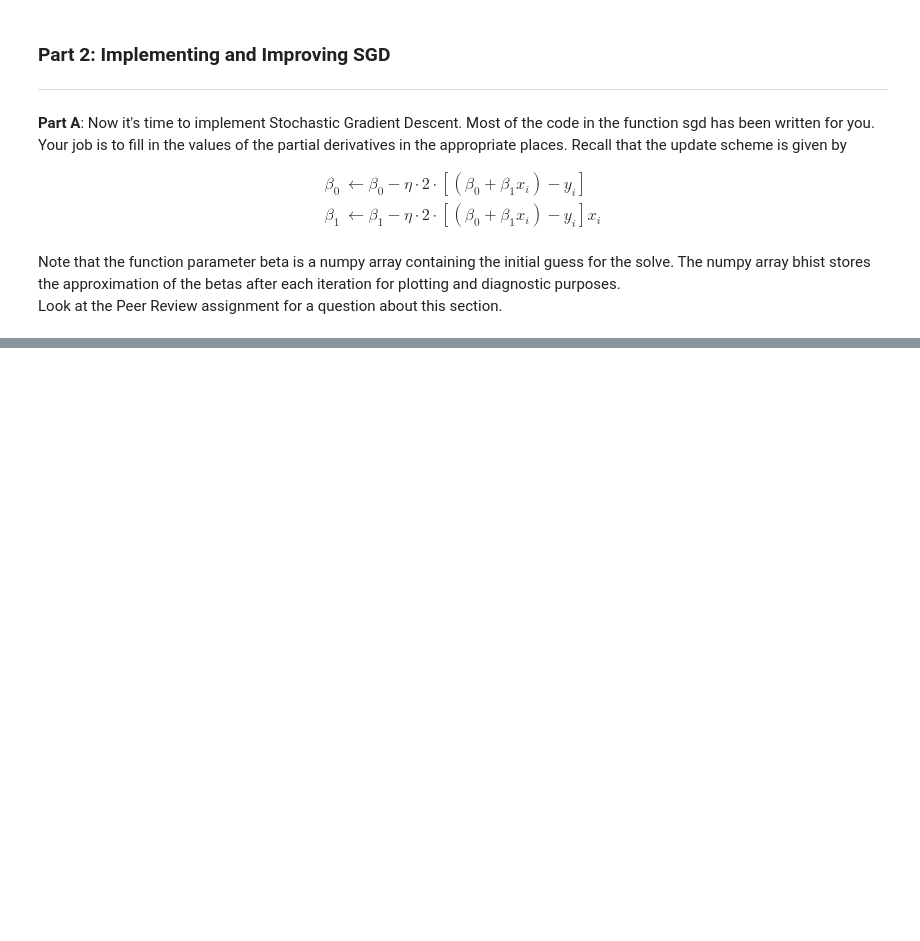
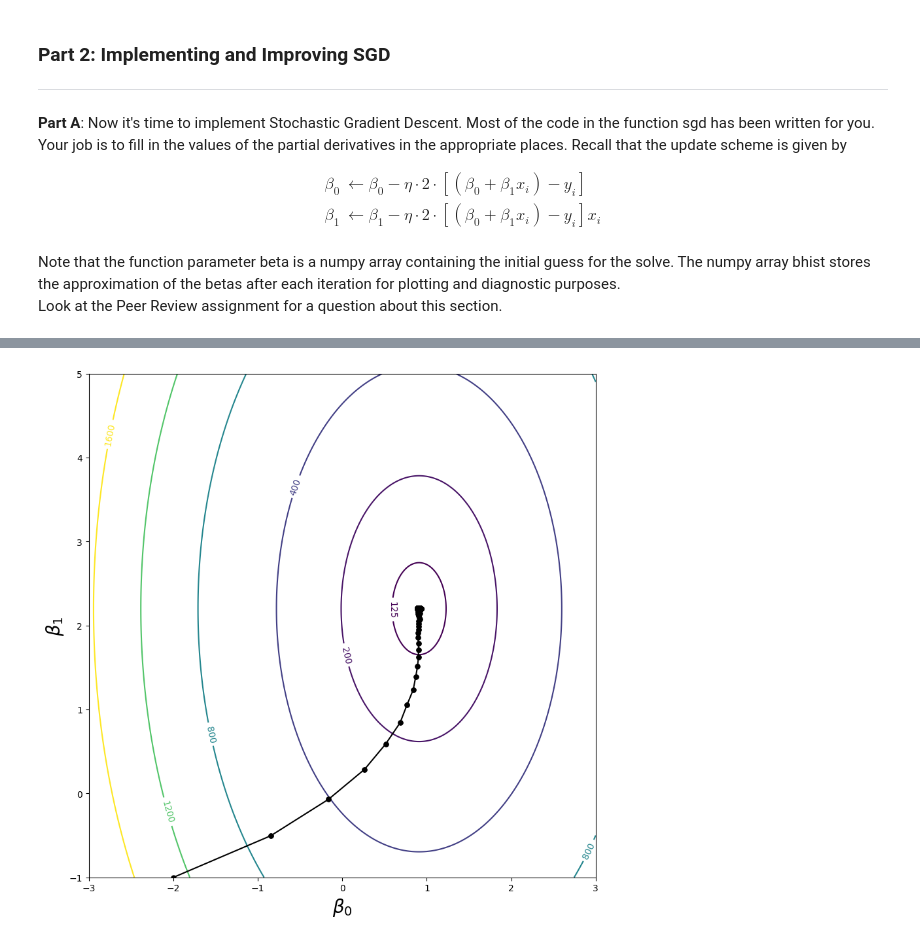
Before and after one commit to yasuomaidana/introduction-to-machine-learning, a Jupyter notebook: Deep Learning/Stochastic Gradient Descent/Stochastic Gradient Descent.ipynb, the cells around one changed output, grey strips where cells are left out. Saved outputs shown, nothing was run; the diff lists cells and outputs as text; code cells hidden in the pictures; blank space fills up the shorter version.

```diff
--- a/Deep Learning/Stochastic Gradient Descent/Stochastic Gradient Descent.ipynb
+++ b/Deep Learning/Stochastic Gradient Descent/Stochastic Gradient Descent.ipynb
@@ -111,0 +178,34 @@ Look at the Peer Review assignment for a question about this section.
+# %%
+def sgd(X, y, beta, eta=0.1, num_epochs=100):
+    """
+    Peform Stochastic Gradient Descent
+
+    :param X: matrix of training features
+    :param y: vector of training responses
+    :param beta: initial guess for the parameters
+    :param eta: the learning rate
+    :param num_epochs: the number of epochs to run
+    """
+
+    # initialize history for plotting
+    bhist = np.zeros((num_epochs+1, len(beta)))
+    bhist[0, :] = beta
+
+    # perform epochs
+    for epoch in range(1, num_epochs+1):
+
+        # shuffle indices
+        shuffled_inds = list(range(X.shape[0]))
+        np.random.shuffle(shuffled_inds)
+
+        # loop over training examples
+        for index in shuffled_inds:
+            diff = np.dot(beta, X[index, :]) - y[index]
+            beta = beta - eta * 2 * diff * X[index, :]
+
+        # save history
+        bhist[epoch, :] = beta
+
+    # return bhist. Last row
+    # are the learned parameters.
+    return bhist
@@ -111,0 +225,11 @@ Look at the Peer Review assignment for a question about this section.
+# %%
+# Start at (-2,1)
+beta_start = np.array([-2.0, -1.0])
+
+# Training
+%time bhist = sgd(X_train, y_train, beta=beta_start, eta=0.0025, num_epochs=1000)
+
+# Print and Plot
+print("beta_0 = {:.5f}, beta_1 = {:.5f}".format(bhist[-1][0], bhist[-1][1]))
+plotsurface(X_train, y_train, bhist=bhist)
+# %% [output]
@@ -111,0 +239 @@ Look at the Peer Review assignment for a question about this section.
+[figure, added]
```
Also changed, not shown: parts of 8 cells of this notebook.
